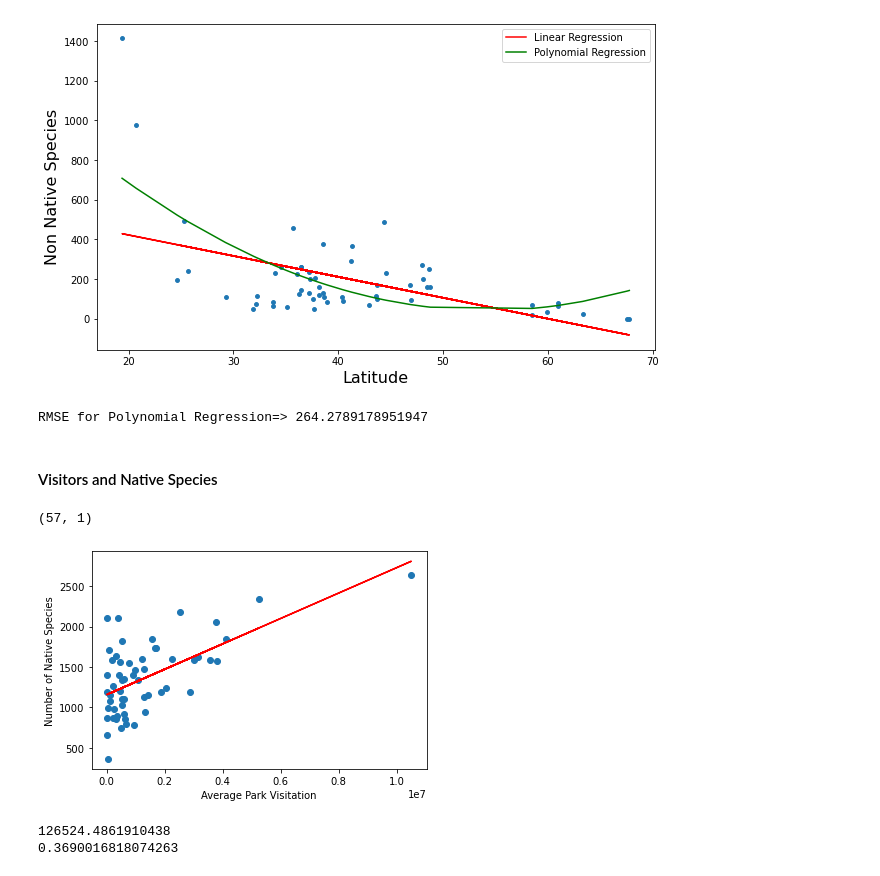
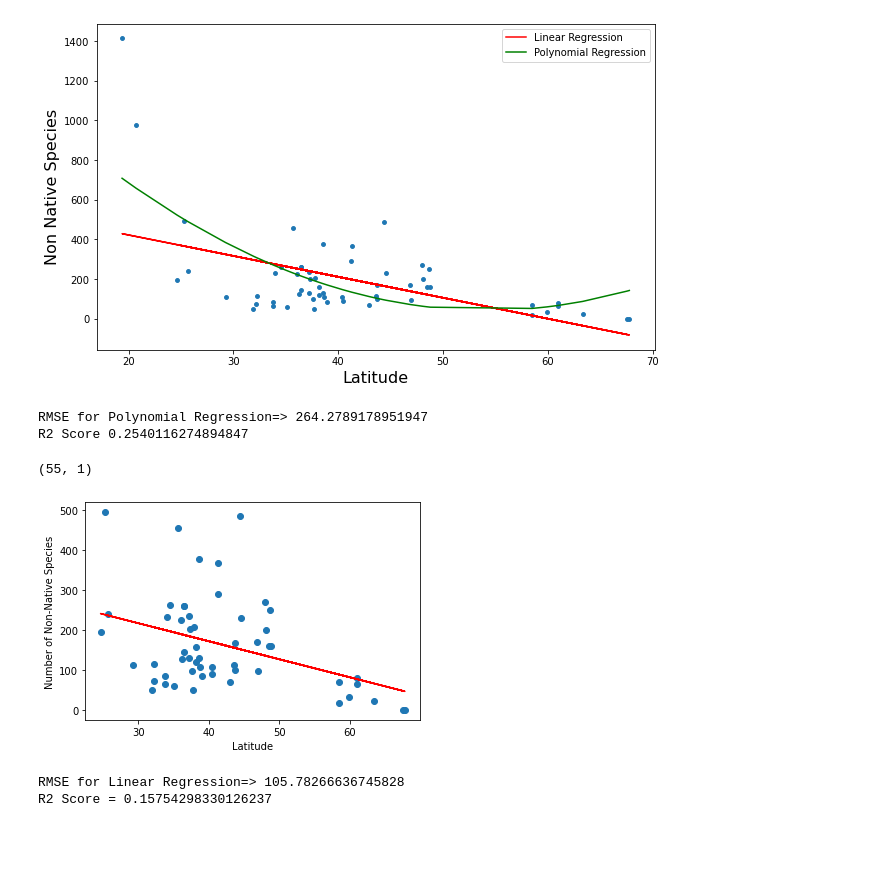
Before and after one commit to holleyvoegtle/Biodiversity_Analysis, a Jupyter notebook: machine-learning/Biodiversity_MachineLearning.ipynb, the cells around one changed output. Saved outputs shown, nothing was run; the diff lists cells and outputs as text; code cells hidden in the pictures; blank space fills up the shorter version.

Commit message:
Organizing Machine Learning Jupyter Notebook. Trying more regressions with removing outliers.

```diff
--- a/machine-learning/Biodiversity_MachineLearning.ipynb
+++ b/machine-learning/Biodiversity_MachineLearning.ipynb
@@ -296,35 +298,39 @@ plt.show()
 # %% [output]
 [figure]
 # %%
+#Calculate Root Mean Square Error
 print('RMSE for Polynomial Regression=>', np.sqrt(mean_squared_error(y, poly_pred)))
+
+#Calculate R2 Score
+print('R2 Score', metrics.r2_score(y, y_pred))
 # %% [output]
 RMSE for Polynomial Regression=> 264.2789178951947
+R2 Score 0.2540116274894847
-# %% [markdown]
-#### Visitors and Native Species
-# %%
-X = biodiversity_df.Average.values.reshape(-1,1)
-y = biodiversity_df['Native'].values.reshape(-1,1)
-
-model = LinearRegression()
-model.fit(X,y)
-y_pred = model.predict(X)
-print(y_pred.shape)
-
-plt.scatter(X,y)
-plt.plot(X, y_pred, color='red')
-plt.xlabel('Average Park Visitation')
-plt.ylabel('Number of Native Species')
-plt.show()
-# %% [output]
-(57, 1)
-[figure, removed]
-# %%
-from sklearn.metrics import mean_squared_error
-mean_squared_error(y, y_pred)
-print(mean_squared_error(y, y_pred))
-from sklearn import metrics
-metrics.r2_score(y, y_pred)
-print(metrics.r2_score(y, y_pred))
-# %% [output]
-126524.4861910438
-0.3690016818074263
+# %%
+#Remove Hawaii Outliers and re-run linear regression
+
+X = biodiversity_df_noHawaii.Latitude.values.reshape(-1,1)
+y = biodiversity_df_noHawaii['Not Native'].values.reshape(-1,1)
+
+model = LinearRegression()
+model.fit(X,y)
+y_pred = model.predict(X)
+print(y_pred.shape)
+
+plt.scatter(X,y)
+plt.plot(X, y_pred, color='red')
+plt.xlabel('Latitude')
+plt.ylabel('Number of Non-Native Species')
+plt.show()
+# %% [output]
+(55, 1)
+[figure, added]
+# %%
+#Calculate Root Mean Square Error
+print('RMSE for Linear Regression=>', np.sqrt(mean_squared_error(y, y_pred)))
+
+#Calculate R2 Score for Model
+print('R2 Score =', metrics.r2_score(y, y_pred))
+# %% [output]
+RMSE for Linear Regression=> 105.78266636745828
+R2 Score = 0.15754298330126237
```
Also changed, not shown: parts of 15 cells of this notebook.
